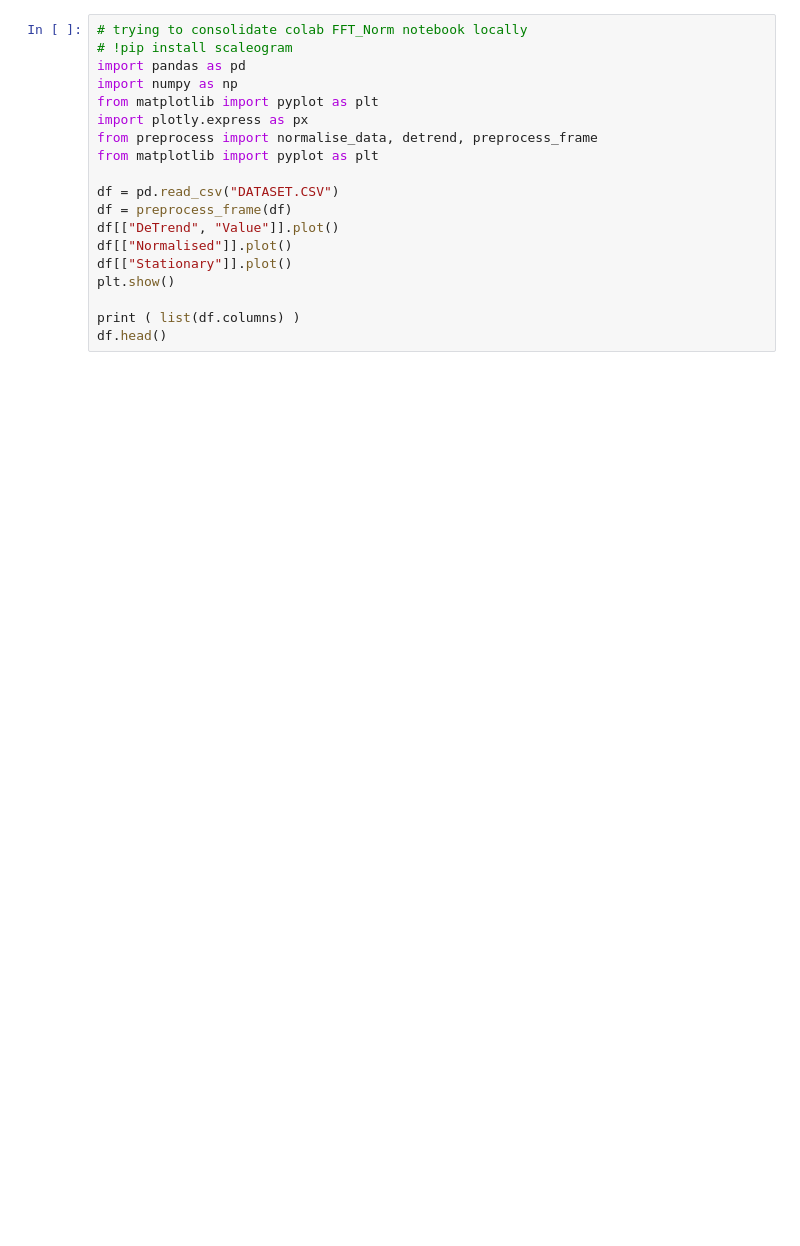
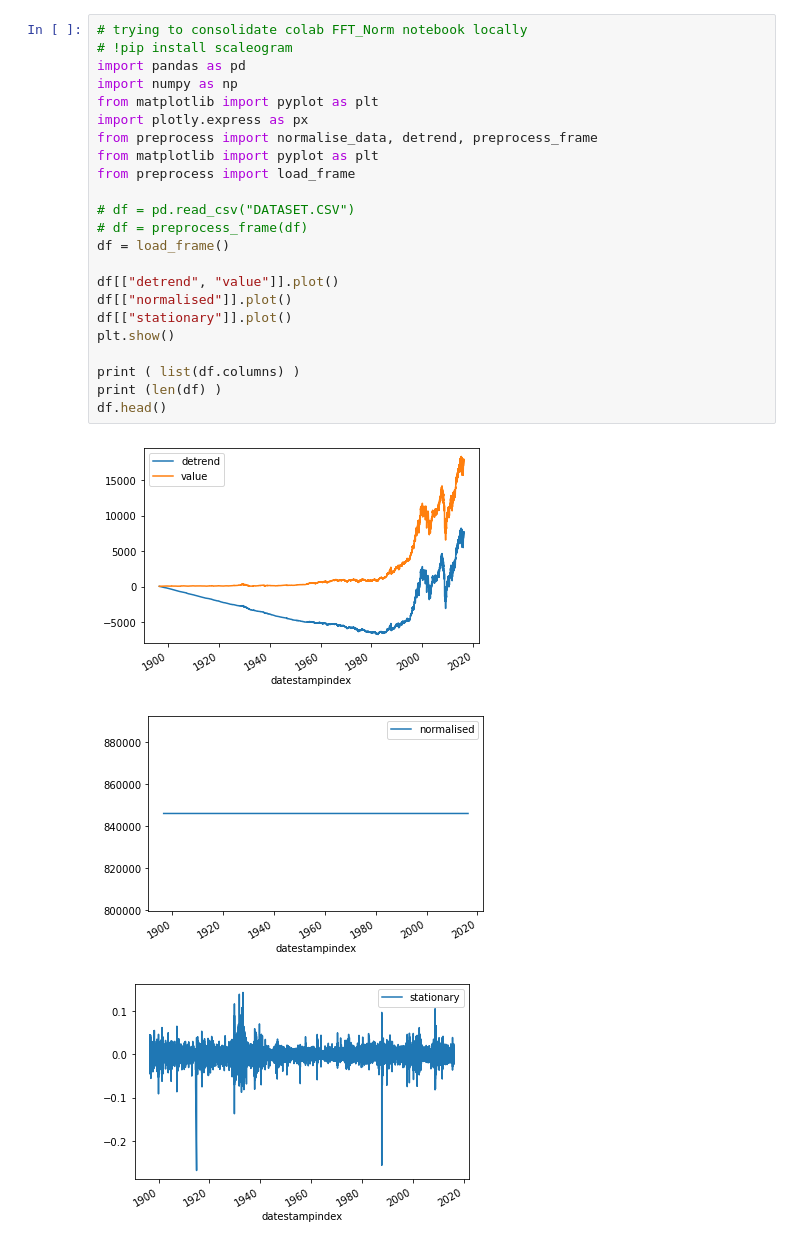
Before and after one commit to devcon14/timeseries-lab, a Jupyter notebook: fft_norm.ipynb, the cells around one changed output. Saved outputs shown, nothing was run; the diff lists cells and outputs as text; blank space fills up the shorter version.

```diff
--- a/fft_norm.ipynb
+++ b/fft_norm.ipynb
@@ -1,19 +1,27 @@
 # %%
 # trying to consolidate colab FFT_Norm notebook locally
 # !pip install scaleogram
 import pandas as pd
 import numpy as np
 from matplotlib import pyplot as plt
 import plotly.express as px
 from preprocess import normalise_data, detrend, preprocess_frame
 from matplotlib import pyplot as plt
+from preprocess import load_frame
 
-df = pd.read_csv("DATASET.CSV")
-df = preprocess_frame(df)
-df[["DeTrend", "Value"]].plot()
-df[["Normalised"]].plot()
-df[["Stationary"]].plot()
+# df = pd.read_csv("DATASET.CSV")
+# df = preprocess_frame(df)
+df = load_frame()
+
+df[["detrend", "value"]].plot()
+df[["normalised"]].plot()
+df[["stationary"]].plot()
 plt.show()
 
 print ( list(df.columns) )
+print (len(df) )
 df.head()
+# %% [output]
+[figure, added]
+[figure, added]
+[figure, added]
```
Also changed, not shown: parts of 9 cells of this notebook, 6 other files.
